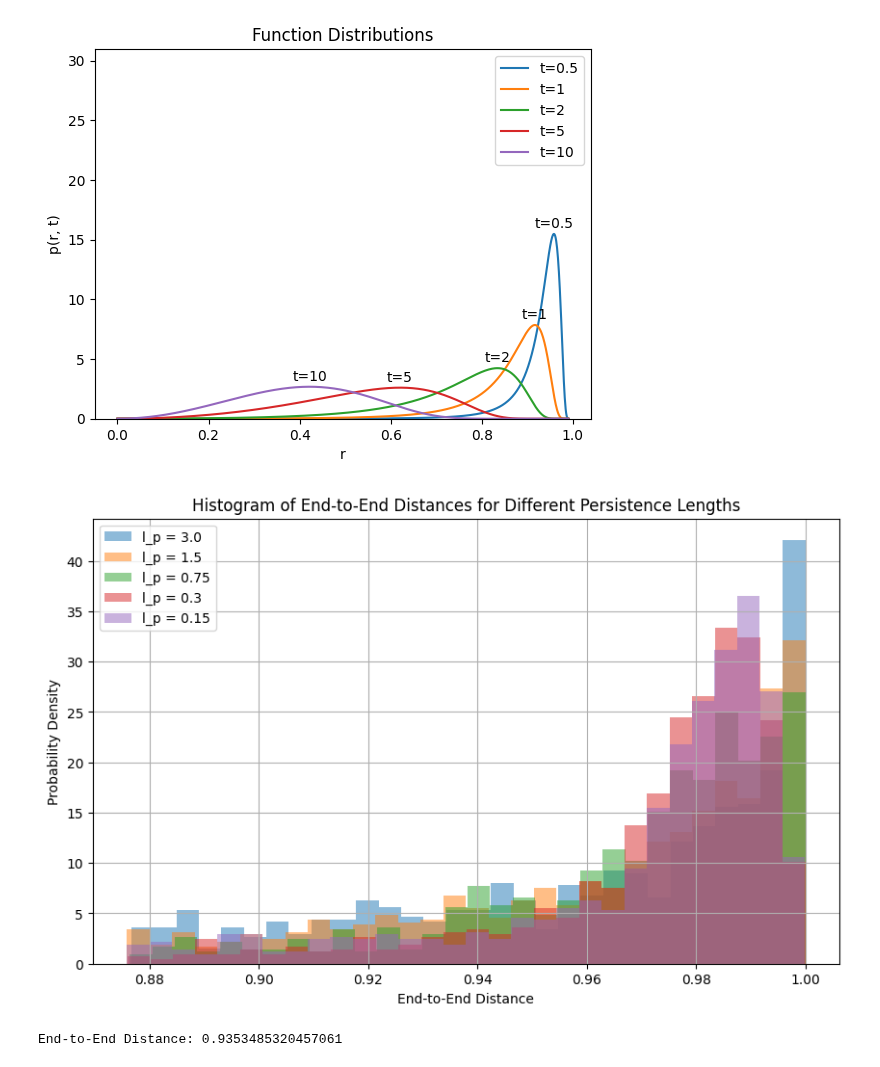
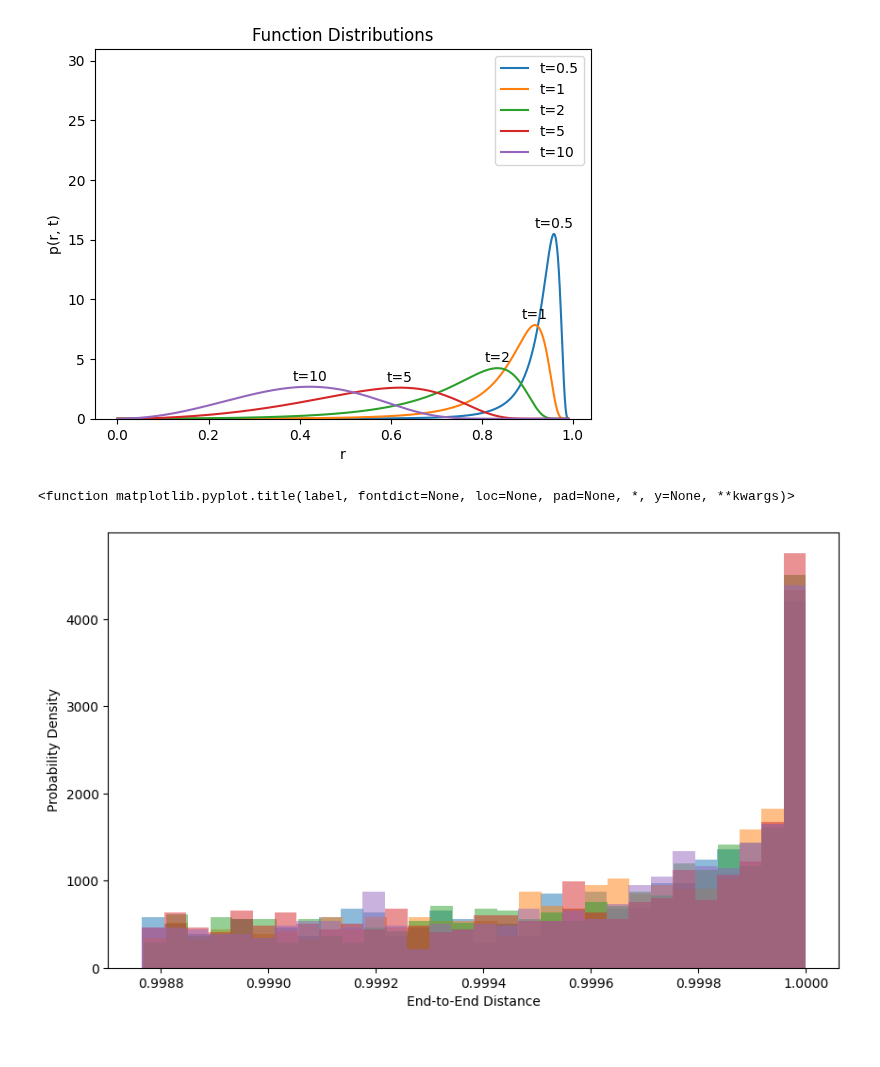
Before and after one commit to B-hub-hue/Python.exam_polymer, a Jupyter notebook: Python_exam_py.ipynb, the cells around one changed output. Saved outputs shown, nothing was run; the diff lists cells and outputs as text; code cells hidden in the pictures.

```diff
--- a/Python_exam_py.ipynb
+++ b/Python_exam_py.ipynb
@@ -64,59 +64,56 @@ def generate_theta_samples_with_persistence(num_samples, delta_theta, persistenc
         theta_prev = theta_samples[i - 1]
         theta_next = np.random.normal(theta_prev, persistence_length)  # Normal distribution centered around previous angle
         theta_next = np.clip(theta_next, 0, 5 * delta_theta)  # Ensure it's within bounds
-        prob = P_theta(theta_next, delta_theta)
-        if np.random.rand() < prob: # This conditional statement checks if a randomly generated number (from a uniform distribution between 0 and 1) is less than prob.
+        #prob = P_theta(theta_next, delta_theta)
+        #if np.random.rand() < prob: # This conditional statement checks if a randomly generated number (from a uniform distribution between 0 and 1) is less than prob.
                                       # If it is, theta_next is accepted and stored in the theta_samples array.
                                      #If not, the previous angle (theta_prev) is retained instead. This is the essence of the acceptance-rejection sampling method.
 
-            theta_samples[i] = theta_next
-        else:
-            theta_samples[i] = theta_prev
+            #theta_samples[i] = theta_next
+        #else:
+            #theta_samples[i] = theta_prev
     return theta_samples
 
 # Generate uniformly distributed phi
-def generate_phi_samples(num_samples):
-    return np.random.uniform(0, 2 * np.pi, num_samples)
+#def generate_phi_samples(num_samples):
+    #return np.random.uniform(0, 2 * np.pi, num_samples)
 
 # Persistence lengths to test
 persistence_lengths = np.array([3.00, 1.5, 0.75, 0.30, 0.15])
 
 # Store end-to-end distances for different persistence lengths
 end_to_end_distances = []
-def calculate_end_to_end_distance(N, L, thetas, phis):
-    R_x = np.sum(L * np.sin(thetas) * np.cos(phis))
-    R_y = np.sum(L * np.sin(thetas) * np.sin(phis))
-    R_z = np.sum(L * np.cos(thetas))
-    R = np.sqrt(R_x**2 + R_y**2 + R_z**2)/100
+def calculate_end_to_end_distance(N, L, thetas):
+    R_x = np.sum(L * np.sin(thetas))
+    R_y = np.sum(L * np.cos(thetas))
+
+    R = np.sqrt(R_x**2 + R_y**2)/N
 
     return R
 
-end_to_end_distance = calculate_end_to_end_distance(N, L, thetas, phis)
-
-# Run simulations for each persistence length
+# Run simulations for each persistence length # The line causing the error was here. It has been moved outside the function definition
 for persistence_length in persistence_lengths:
     distances = []
     for _ in range(1000):  # Number of simulations per persistence length
         thetas = generate_theta_samples_with_persistence(N, delta_theta, persistence_length)
-        phis = generate_phi_samples(N)
-        distance = calculate_end_to_end_distance(N, L, thetas, phis)
+        #phis = generate_phi_samples(N)
+        distance = calculate_end_to_end_distance(N, L, thetas) #phis)
         distances.append(distance)
     end_to_end_distances.append(distances)
+
+end_to_end_distance = calculate_end_to_end_distance(N, L, thetas)  #phis) # Now it's correctly indented outside the function
+
 
 # Plotting the results
 plt.figure(figsize=(10, 6))
 for i, persistence_length in enumerate(persistence_lengths):
 
     plt.hist(end_to_end_distances[i], bins=30, density=True, alpha=0.5, label=f'l_p = {persistence_length}')
 
 
 plt.xlabel('End-to-End Distance')
 plt.ylabel('Probability Density')
-plt.title('Histogram of End-to-End Distances for Different Persistence Lengths')
-plt.legend()
-plt.grid()
-plt.show()
-print(f"End-to-End Distance: {end_to_end_distance}")
+plt.title
 # %% [output]
+<function matplotlib.pyplot.title(label, fontdict=None, loc=None, pad=None, *, y=None, **kwargs)>
-[figure, old version]
+[figure, new version]
-End-to-End Distance: 0.9353485320457061
```
